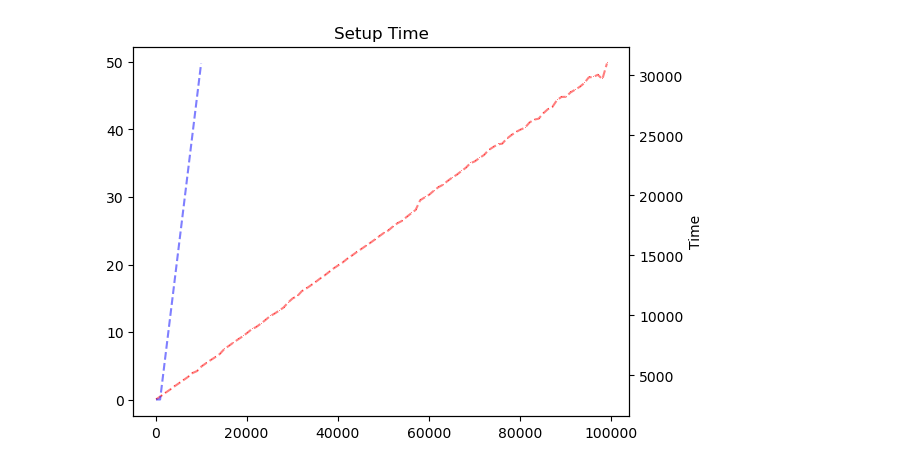
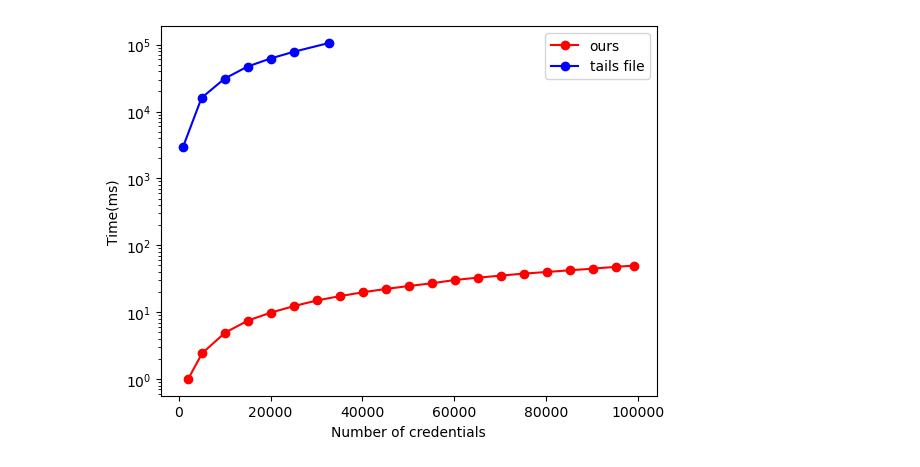
Before and after one commit to alterkim/smt-revocation, a Jupyter notebook: comparison/compare.ipynb, the cells around one changed output. Saved outputs shown, nothing was run; the diff lists cells and outputs as text; code cells hidden in the pictures.

```diff
--- a/comparison/compare.ipynb
+++ b/comparison/compare.ipynb
@@ -1,25 +1,21 @@
-# %%
-import matplotlib.pyplot as plt
-import numpy as np
-
-%matplotlib inline
-
-X1 = [100, 1100, 2100, 3100, 4100, 5100, 6100, 7100, 8100, 9100, 10100, 11100, 12100, 13100, 14100, 15100, 16100, 17100, 18100, 19100, 20100, 21100, 22100, 23100, 24100, 25100, 26100, 27100, 28100, 29100, 30100, 31100, 32100, 33100, 34100, 35100, 36100, 37100, 38100, 39100, 40100, 41100, 42100, 43100, 44100, 45100, 46100, 47100, 48100, 49100, 50100, 51100, 52100, 53100, 54100, 55100, 56100, 57100, 58100, 59100, 60100, 61100, 62100, 63100, 64100, 65100, 66100, 67100, 68100, 69100, 70100, 71100, 72100, 73100, 74100, 75100, 76100, 77100, 78100, 79100, 80100, 81100, 82100, 83100, 84100, 85100, 86100, 87100, 88100, 89100, 90100, 91100, 92100, 93100, 94100, 95100, 96100, 97100, 98100, 99100]
-Y1 = [0.046579, 0.51969, 1.0073, 1.4686, 1.9665, 2.4293, 2.8994, 3.3716, 3.9543, 4.2457, 4.9419, 5.4194, 5.8763, 6.2989, 6.7784, 7.5129, 7.9792, 8.4703, 8.9275, 9.3716, 9.8839, 10.434, 10.765, 11.252, 11.789, 12.358, 12.738, 13.174, 13.649, 14.389, 15.001, 15.318, 16.060, 16.465, 16.928, 17.406, 17.925, 18.386, 18.911, 19.435, 19.883, 20.320, 20.870, 21.335, 21.815, 22.272, 22.738, 23.193, 23.679, 24.183, 24.673, 25.040, 25.624, 26.107, 26.466, 27.038, 27.564, 28.083, 29.516, 29.943, 30.346, 30.933, 31.448, 31.804, 32.358, 32.858, 33.278, 33.799, 34.308, 34.988, 35.266, 35.762, 36.197, 36.927, 37.365, 37.774, 37.881, 38.621, 39.134, 39.603, 39.955, 40.239, 41.011, 41.436, 41.575, 42.352, 42.966, 43.291, 44.296, 44.792, 44.811, 45.457, 45.863, 46.277, 46.820, 47.679, 47.761, 48.071, 47.426, 49.744]
-
-X2 = [100, 1000, 10000]
-Y2 = [3000, 3000, 31000]
-
-fig, ax1 = plt.subplots()
-ax1.plot(X1, Y1, 'r--', marker= ',', alpha=0.5)
-
-ax2 = ax1.twinx()
-plt.plot(X2, Y2, 'b--', alpha=0.5)
-
-plt.title("Setup Time")
-plt.xlabel('Credential')
-plt.ylabel('Time')
-
-plt.show()
-# %% [output]
-[figure, removed]
+# %%
+import matplotlib.pyplot as plt
+%matplotlib inline
+
+X1 = [2100, 5100, 10100, 15100, 20100, 25100, 30100, 35100, 40100, 45100, 50100, 55100, 60100, 65100, 70100, 75100, 80100, 85100, 90100, 95100, 99100]
+Y1 = [1.0073, 2.4293, 4.9419, 7.5129, 9.8839, 12.358, 15.001, 17.406, 19.883, 22.272, 24.673, 27.038, 30.346, 32.858, 35.266, 37.774, 39.955, 42.352, 44.811, 47.679, 49.744]
+
+X2 = [1000, 5000, 10000, 15000, 20000, 25000, 32768]
+Y2 = [3000, 16000, 31000, 47000, 62000, 78000, 106000]
+
+plt.plot(X1, Y1, 'ro-', label="ours")
+
+plt.plot(X2, Y2, 'bo-', label="tails file")
+
+plt.xlabel('Number of credentials')
+plt.ylabel('Time(ms)')
+plt.yscale('log')
+plt.legend()
+plt.show()
+# %% [output]
+[figure, added]
```
Also changed, not shown: parts of 2 cells of this notebook, 4 other files.
